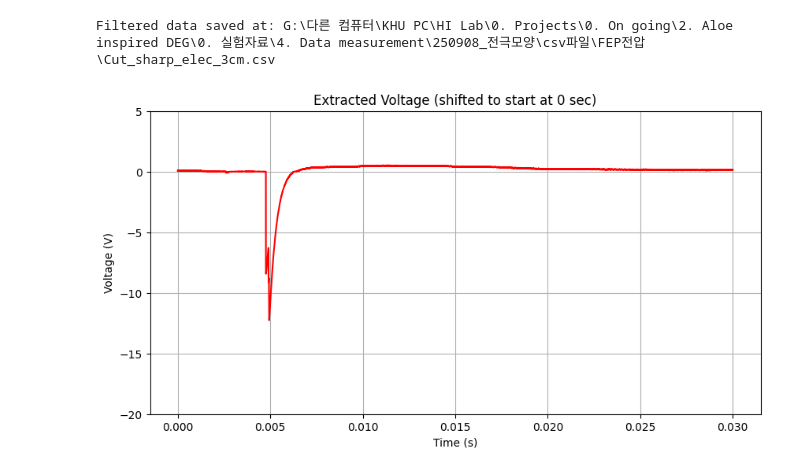
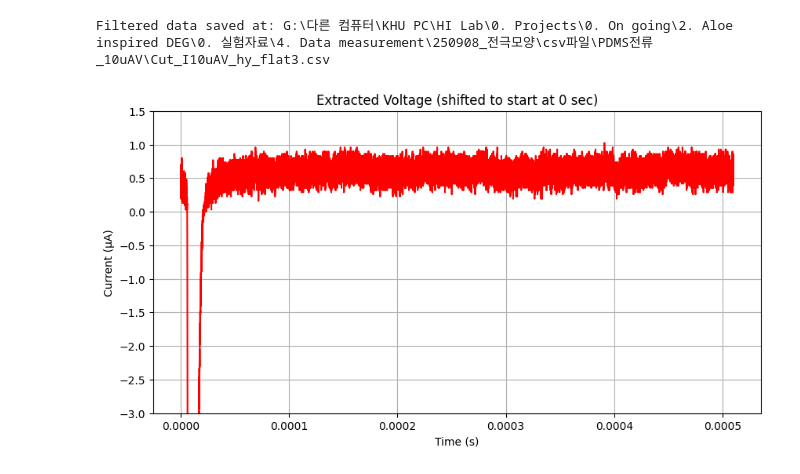
Before and after one commit to Gibeom-Lee/GB_practicing, a Jupyter notebook: data_processing/partial_extraction.ipynb, the cells around one changed output. Drawn from its saved outputs; the diff is of its cells as text; code cells hidden in the pictures.

```diff
--- a/data_processing/partial_extraction.ipynb
+++ b/data_processing/partial_extraction.ipynb
@@ -9,12 +9,12 @@ import os
 # %%
 # fp는 업로드 된 파일, lp는 컴퓨터 내 파일. r주소
 file_path = "data/0M teng 2.csv"
-local_path = r"G:\다른 컴퓨터\KHU PC\HI Lab\0. Projects\0. On going\2. Aloe inspired DEG\0. 실험자료\4. Data measurement\250908_전극모양\csv파일\FEP전류_100uAV"
+local_path = r"G:\다른 컴퓨터\KHU PC\HI Lab\0. Projects\0. On going\2. Aloe inspired DEG\0. 실험자료\4. Data measurement\250908_전극모양\csv파일\PDMS전류_10uAV\I10uAV_hy_flat3.csv"
 
 # file path 불러오기
 #df = pd.read_csv(file_path, header=None, skiprows=30)
 # local path 불러오기
-df = pd.read_csv(local_path, header=None, skiprows=0)
+df = pd.read_csv(local_path, header=None, skiprows=30)
 
 df.iloc[:30, :] = np.nan
 df.columns = ["Time", "Current"]
@@ -40,30 +42,30 @@ PermissionError: [Errno 13] Permission denied: 'G:\\다른 컴퓨터\\KHU PC\\HI
 # %%
 # 필터링된 데이터 생성
-time_range = (0.045, 0.075)  # 단위: 초 ########### MODIFY HERE
+time_range = (0.00049, 0.001)  # 단위: 초 ########### MODIFY HERE
 df_filtered = df[(df.iloc[:, 0] >= time_range[0]) & (df.iloc[:, 0] <= time_range[1])].reset_index(drop=True)
 
 # 시간축 0초부터 시작 (단순 이동)
 df_filtered.iloc[:, 0] = df_filtered.iloc[:, 0] - df_filtered.iloc[0, 0]
 
 # 기존 local_path에서 폴더 경로 및 원래 파일명 추출
 folder_path = os.path.dirname(local_path)
 original_filename = os.path.basename(local_path)  # 원래 파일명 가져오기
 filtered_file_name = f"Cut_{original_filename}"  # "Cut_" 추가
 filtered_file_path = os.path.join(folder_path, filtered_file_name)
 
 # CSV 파일 저장
 df_filtered.to_csv(filtered_file_path, index=False, header=False)
 print(f"Filtered data saved at: {filtered_file_path}")
 
 # 필터링된 데이터 시각화
 plt.figure(figsize=(10, 5))
-plt.plot(df_filtered.iloc[:, 0], df_filtered.iloc[:, 1], label="Filtered AC current", color='r')
+plt.plot(df_filtered.iloc[:, 0], 10*df_filtered.iloc[:, 1], label="Filtered AC current", color='r')
 plt.xlabel("Time (s)")
-plt.ylim(-20,5)
-plt.ylabel("Voltage (V)")
+plt.ylim(-3,1.5)
+plt.ylabel("Current (µA)") #Current (µA)
 plt.title(f"Extracted Voltage (shifted to start at 0 sec)")
 plt.grid(True)
 plt.show()
 # %% [output]
-Filtered data saved at: G:\다른 컴퓨터\KHU PC\HI Lab\0. Projects\0. On going\2. Aloe inspired DEG\0. 실험자료\4. Data measurement\250908_전극모양\csv파일\FEP전압\Cut_sharp_elec_3cm.csv
+Filtered data saved at: G:\다른 컴퓨터\KHU PC\HI Lab\0. Projects\0. On going\2. Aloe inspired DEG\0. 실험자료\4. Data measurement\250908_전극모양\csv파일\PDMS전류_10uAV\Cut_I10uAV_hy_flat3.csv
-[figure, old version]
+[figure, new version]
```
Also changed, not shown: parts of 1 cell of this notebook, 3 other files.
